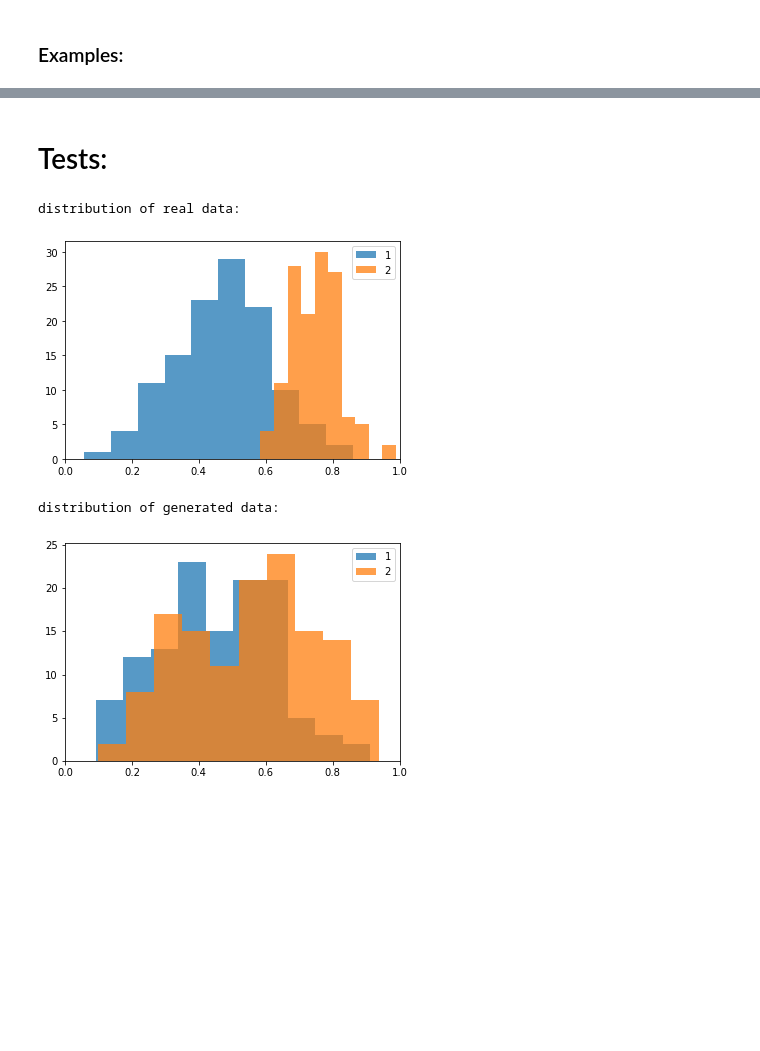
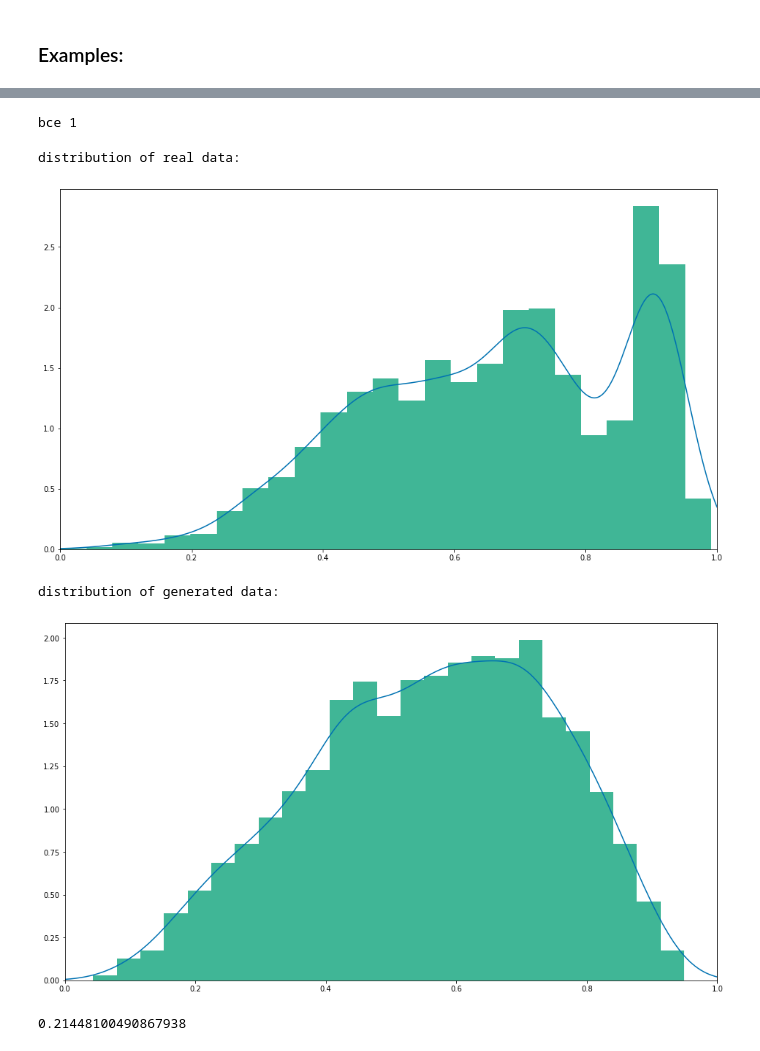
Before and after one commit to scribbler00/fastrenewables, a Jupyter notebook: nbs/11_gan.learner.ipynb, the cells around one changed output, grey strips where cells are left out. Cells and saved outputs as stored; diff of their text form; code cells hidden in the pictures; blank space fills up the shorter version.

```diff
--- a/nbs/11_gan.learner.ipynb
+++ b/nbs/11_gan.learner.ipynb
@@ -105,17 +366,50 @@ GAN(
-# %% [markdown]
-# Tests:
-# %%
-for x_cat, x_cont, y in dl:
-    x_fake = learner.generate_samples(x_cat.long(), x_cont)
-
-    print('distribution of real data:')
-    plot_class_hists(x_cat, x_cont)
-
-    print('distribution of generated data:')
-    plot_class_hists(x_cat, x_fake.detach())
-    break
-# %% [output]
-distribution of real data:
-[figure, removed]
-distribution of generated data:
-[figure, removed]
+# %%
+# hide
+n_samples = 2**12
+n_classes = 4
+n_features = 1
+batch_size = 2**9
+n_z = 10
+n_in = n_features
+n_hidden = 256
+epochs = 1
+lr = 5e-5
+n_gen = 1
+n_dis = 1
+
+data = GaussianDataset(n_samples, n_classes)
+train_data, test_data = torch.utils.data.random_split(data, [int(len(data)*3/4), int(len(data)*1/4)])
+
+train_dl = torch.utils.data.DataLoader(train_data, batch_size=batch_size, shuffle=True, drop_last=True)
+test_dl = torch.utils.data.DataLoader(test_data, batch_size=len(test_data), shuffle=True, drop_last=True)
+# %%
+# export
+
+def evaluate_gan(gan_type='bce', aux_factor=1, epochs=2):
+    print(gan_type, aux_factor)
+    set_seed(1337)
+    emb_module = EmbeddingModule(categorical_dimensions=[n_classes+1])
+    model = get_gan_model(structure=[n_z, n_hidden, n_hidden, n_in], n_classes=n_classes, emb_module=emb_module, gan_type=gan_type, aux_factor=aux_factor, label_noise=0.1, label_bias=0.25)
+    learner = GANLearner(gan=model, n_gen=n_gen, n_dis=n_dis)
+    learner.fit(train_dl, epochs=epochs, lr=lr, plot_epochs=epochs, save_model=True)
+    for x_cat, x_cont, y in test_dl:
+        x_cat = x_cat.long()
+        print('distribution of real data:')
+        d_real = fit_kde(x_cont, bandwidth=1/25, show_plot=True)
+        x_fake = learner.generate_samples(x_cat, x_cont)
+        print('distribution of generated data:')
+        d_fake = fit_kde(x_fake, bandwidth=1/25, show_plot=True)
+        break
+    kld = calculate_kld(d_real, d_fake)
+
+    return kld
+# %%
+# hide
+evaluate_gan('bce')
+# %% [output]
+bce 1
+distribution of real data:
+[figure, added]
+distribution of generated data:
+[figure, added]
+0.21448100490867938
```
Also changed, not shown: parts of 9 cells of this notebook, 13 other files.
